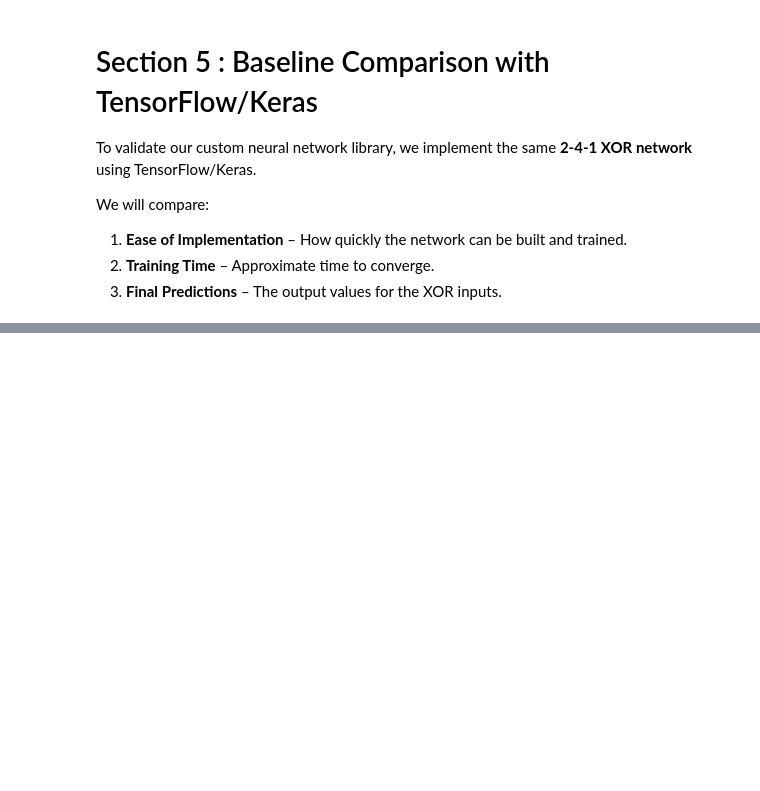
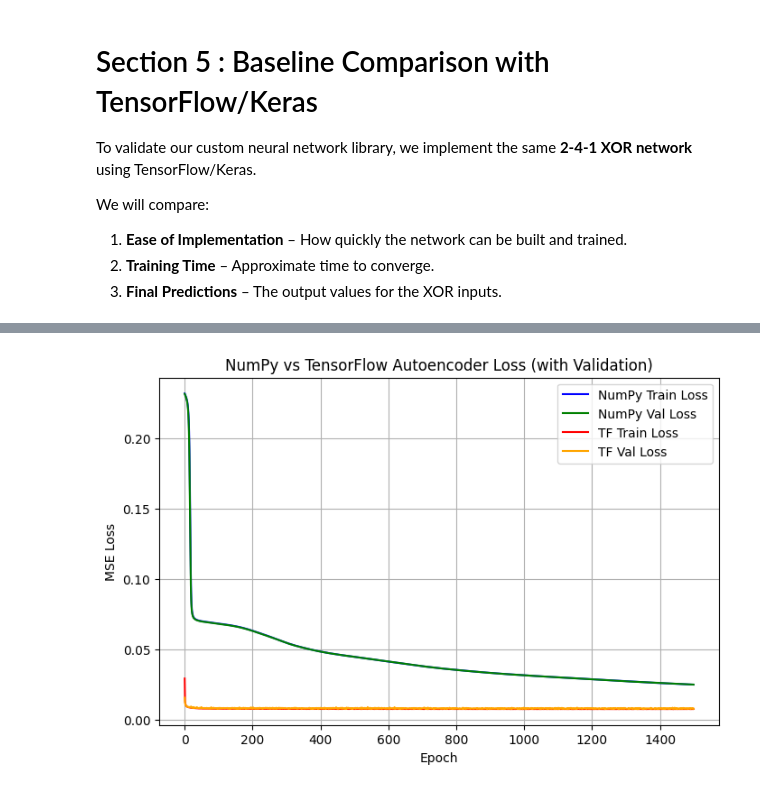
Before and after one commit to OmarMounir20/CI_Project, a Jupyter notebook: notebooks/project_demo.ipynb, the cells around one changed output, grey strips where cells are left out. Saved outputs shown, nothing was run; the diff lists cells and outputs as text; code cells hidden in the pictures; blank space fills up the shorter version.

```diff
--- a/notebooks/project_demo.ipynb
+++ b/notebooks/project_demo.ipynb
@@ -165,28 +527,80 @@ We will compare:
 # %%
+# =========================
+# TensorFlow Autoencoder + XOR Comparison (with Validation)
+# =========================
+
 import tensorflow as tf
-from tensorflow.keras.models import Sequential
-from tensorflow.keras.layers import Dense
-from tensorflow.keras.optimizers import SGD
+from tensorflow.keras.models import Sequential, Model
+from tensorflow.keras.layers import Dense, Input
+from tensorflow.keras.optimizers import SGD, Adam
 import numpy as np
+import matplotlib.pyplot as plt
 
-# XOR dataset
-X = np.array([[0,0],[0,1],[1,0],[1,1]], dtype=np.float32)
-Y = np.array([[0],[1],[1],[0]], dtype=np.float32)
+# -------------------------
+#  XOR Dataset and Keras Model
+# -------------------------
+X_xor = np.array([[0,0],[0,1],[1,0],[1,1]], dtype=np.float32)
+Y_xor = np.array([[0],[1],[1],[0]], dtype=np.float32)
 
-# Define the Keras model
-tf_model = Sequential([
+tf_xor_model = Sequential([
     Dense(4, input_dim=2, activation='tanh'),
     Dense(1, activation='sigmoid')
 ])
 
-# Compile the model
-tf_model.compile(optimizer=SGD(learning_rate=0.1), loss='mse')
+tf_xor_model.compile(optimizer=SGD(learning_rate=0.1), loss='mse')
 
-# Train the model
-tf_model.fit(X, Y, epochs=5000, verbose=0)
+# Train XOR model
+tf_xor_model.fit(X_xor, Y_xor, epochs=5000, verbose=0)
 
 # Predictions
-preds = tf_model.predict(X)
-print("Predictions (Keras XOR):")
-print(preds)
+xor_preds = tf_xor_model.predict(X_xor)
+print("Predictions (TensorFlow XOR):")
+print(xor_preds)
+
+# -------------------------
+#  TensorFlow Autoencoder
+# -------------------------
+latent_dim = 64
+epochs_ae = 1500
+batch_size = 128
+
+# Autoencoder input
+input_img = Input(shape=(784,))
+
+# Encoder
+encoded = Dense(128, activation='relu')(input_img)
+encoded = Dense(latent_dim, activation='relu')(encoded)
+
+# Decoder
+decoded = Dense(128, activation='relu')(encoded)
+decoded = Dense(784, activation='sigmoid')(decoded)
+
+tf_autoencoder = Model(inputs=input_img, outputs=decoded)
+
+# Compile with learning rate = 0.01 to match NumPy autoencoder
+tf_autoencoder.compile(optimizer=Adam(learning_rate=0.01), loss='mse')
+
+# Train autoencoder with validation set
+history = tf_autoencoder.fit(
+    X_train, X_train,
+    epochs=epochs_ae,
+    batch_size=batch_size,
+    validation_data=(X_val, X_val),
+    verbose=0
+)
+
+# -------------------------
+#  Plot NumPy vs TensorFlow Autoencoder Loss
+# -------------------------
+plt.figure(figsize=(8,5))
+plt.plot(train_losses, label='NumPy Train Loss', color='blue')
+plt.plot(val_losses, label='NumPy Val Loss', color='green')
+plt.plot(history.history['loss'], label='TF Train Loss', color='red')
+plt.plot(history.history['val_loss'], label='TF Val Loss', color='orange')
+plt.title("NumPy vs TensorFlow Autoencoder Loss (with Validation)")
+plt.xlabel("Epoch")
+plt.ylabel("MSE Loss")
+plt.legend()
+plt.grid(True)
+plt.show()
 # %% [output]
@@ -198,0 +613 @@ Predictions (Keras XOR):
+[figure, added]
```
Also changed, not shown: parts of 12 cells of this notebook.
